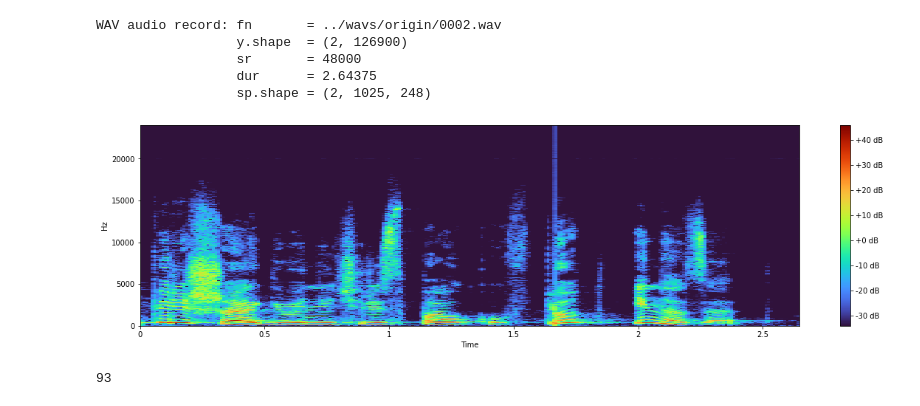
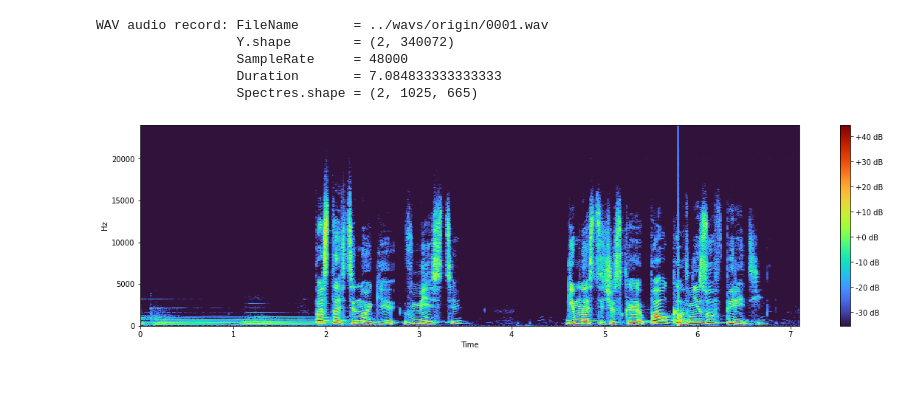
Before and after one commit to r-aax/wav-inspect, a Jupyter notebook: src/demo-wi.ipynb, the cells around one changed output. Drawn from its saved outputs; the diff is of its cells as text; code cells hidden in the pictures.

```diff
--- a/src/demo-wi.ipynb
+++ b/src/demo-wi.ipynb
@@ -1,22 +1,20 @@
 # %%
 import wi
+# %%
+test = '../wavs/origin/0001.wav'
 # %%
 wav = wi.WAV()
-wav.load('../wavs/origin/0002.wav')
-wav.get_spectres()
+wav.load(test)
+wav.generate_spectres()
 # %%
 wav.summary()
 # %% [output]
-WAV audio record: fn       = ../wavs/origin/0002.wav
-                  y.shape  = (2, 126900)
-                  sr       = 48000
-                  dur      = 2.64375
-                  sp.shape = (2, 1025, 248)
+WAV audio record: FileName       = ../wavs/origin/0001.wav
+                  Y.shape        = (2, 340072)
+                  SampleRate     = 48000
+                  Duration       = 7.084833333333333
+                  Spectres.shape = (2, 1025, 665)
 # %%
-wi.show_plt(wav.sp[0], wav.sr)
+wi.show_plt(wav.Spectres[0], wav.SampleRate)
 # %% [output]
-[figure, old version]
+[figure, new version]
-# %%
-wav.time_to_specpos(1.0)
-# %% [output]
-93
```
Also changed, not shown: 1 other file.
